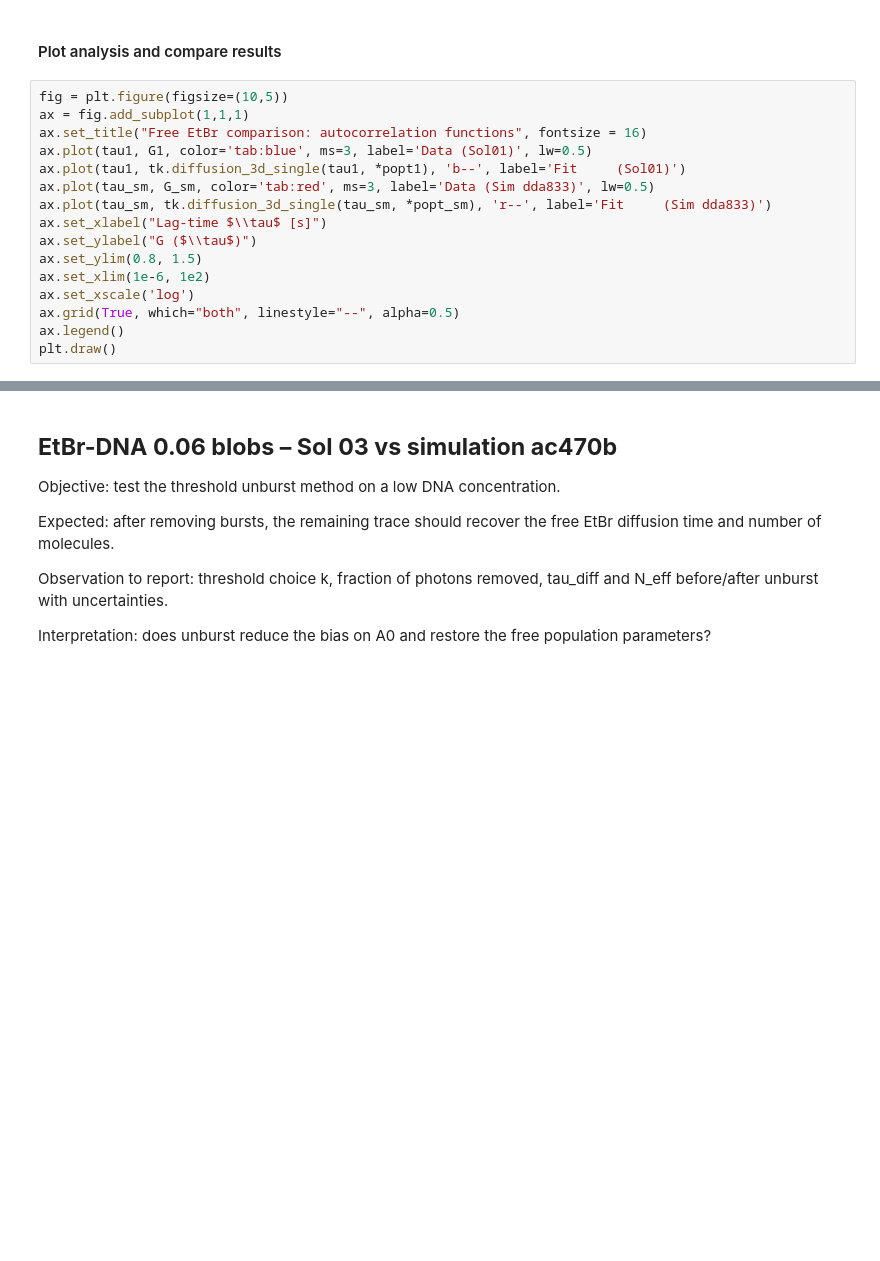
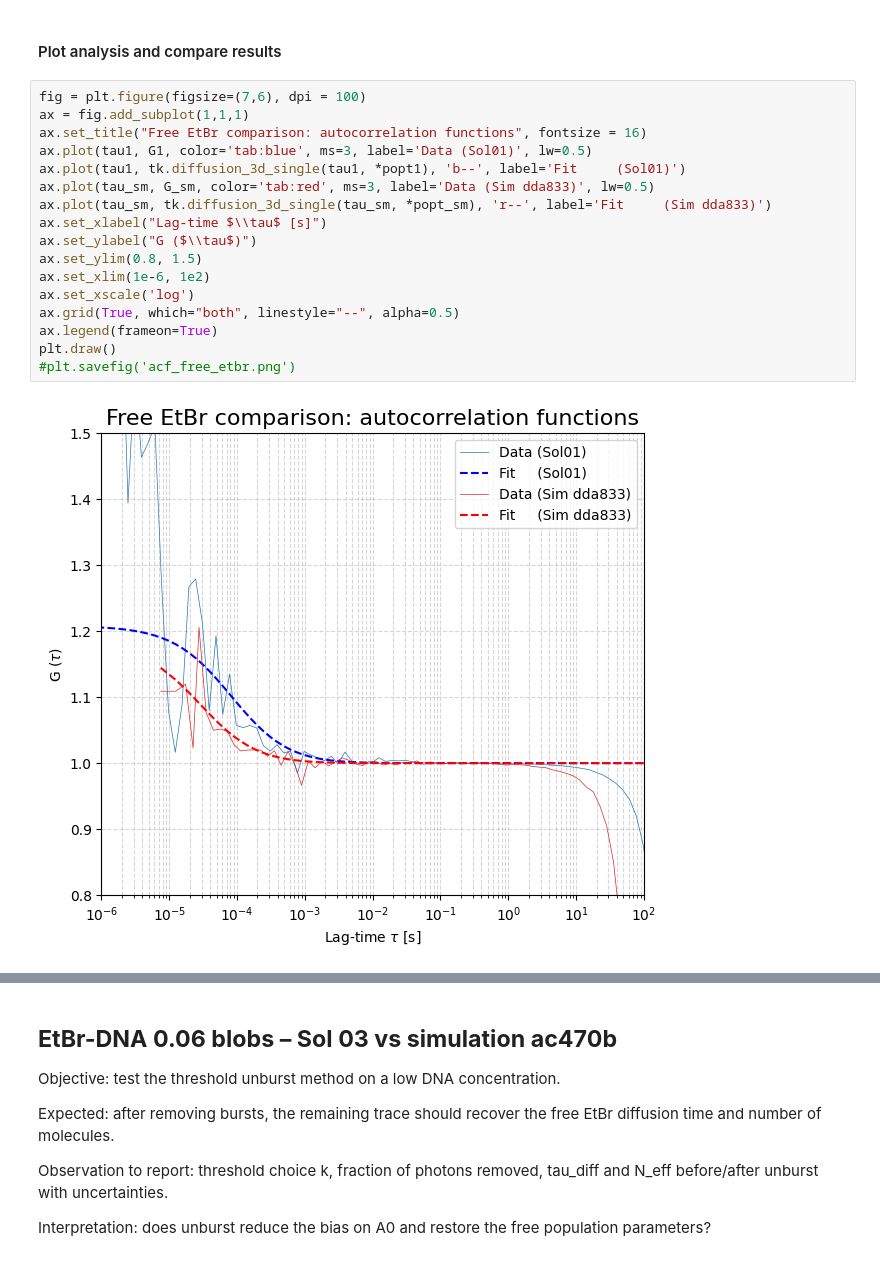
Before and after one commit to Ciugam/unbursted, a Jupyter notebook: 3_ANALYSIS.ipynb, the cells around one changed output, grey strips where cells are left out. Saved outputs shown, nothing was run; the diff lists cells and outputs as text; blank space fills up the shorter version.

```diff
--- a/3_ANALYSIS.ipynb
+++ b/3_ANALYSIS.ipynb
@@ -183,21 +207,24 @@ display(styled)
 # %% [markdown]
 #### Plot analysis and compare results
 # %%
-fig = plt.figure(figsize=(10,5))
+fig = plt.figure(figsize=(7,6), dpi = 100)
 ax = fig.add_subplot(1,1,1)
 ax.set_title("Free EtBr comparison: autocorrelation functions", fontsize = 16)
 ax.plot(tau1, G1, color='tab:blue', ms=3, label='Data (Sol01)', lw=0.5)
 ax.plot(tau1, tk.diffusion_3d_single(tau1, *popt1), 'b--', label='Fit     (Sol01)')
 ax.plot(tau_sm, G_sm, color='tab:red', ms=3, label='Data (Sim dda833)', lw=0.5)
 ax.plot(tau_sm, tk.diffusion_3d_single(tau_sm, *popt_sm), 'r--', label='Fit     (Sim dda833)')
 ax.set_xlabel("Lag-time $\\tau$ [s]")
 ax.set_ylabel("G ($\\tau$)")
 ax.set_ylim(0.8, 1.5)
 ax.set_xlim(1e-6, 1e2)
 ax.set_xscale('log')
 ax.grid(True, which="both", linestyle="--", alpha=0.5)
-ax.legend()
+ax.legend(frameon=True)
 plt.draw()
+#plt.savefig('acf_free_etbr.png')
+# %% [output]
+[figure, added]
 # %%
 # Expected N_eff from simulation parameters for comparison
 N_eff_expected = 954 * (3.48e-16 / 2.5e-13)
```
Also changed, not shown: parts of 17 cells of this notebook, 1 other file.
